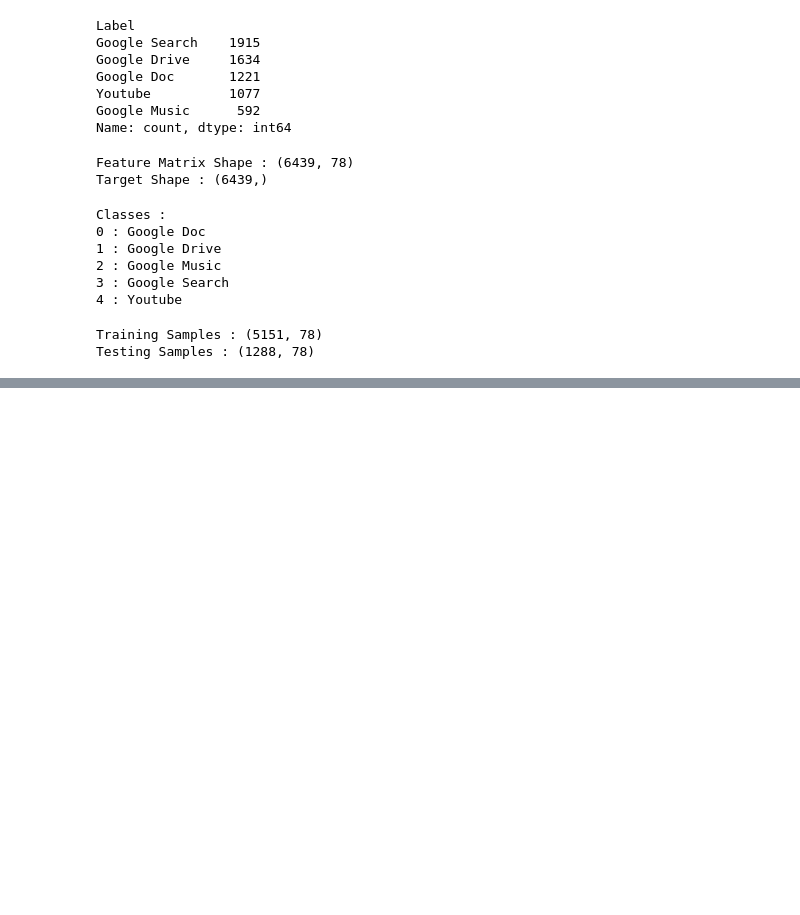
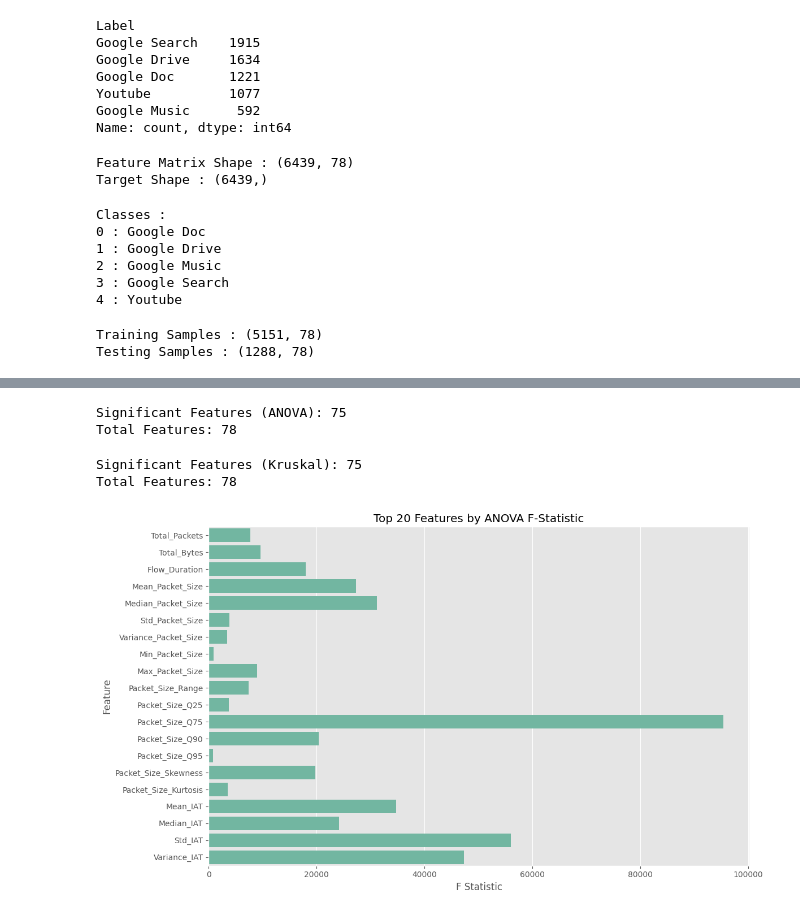
Before and after one commit to parthkhajgiwale/MSc-Capstone, a Jupyter notebook: UCDavis Baseline.ipynb, the cells around one changed output, grey strips where cells are left out. Saved outputs shown, nothing was run; the diff lists cells and outputs as text; code cells hidden in the pictures; blank space fills up the shorter version.

Commit message:
Statistical Analysis of Features

```diff
--- a/UCDavis Baseline.ipynb
+++ b/UCDavis Baseline.ipynb
@@ -134,0 +170,19 @@ X_train_scaled, X_test_scaled, _, _ = train_test_split(X_scaled,y_encoded,test_s
+# %%
+from scipy.stats import f_oneway
+from scipy.stats import kruskal
+anova_results = []
+for feature in X.columns:
+    grouped = []
+    for label in np.unique(y_encoded):
+        grouped.append(X.loc[y_encoded == label, feature])
+    try:
+        f_stat, p_value = f_oneway(*grouped)
+        anova_results.append({
+            "Feature": feature,
+            "F Statistic": f_stat,
+            "P Value": p_value
+        })
+    except:
+        pass
+anova_df = pd.DataFrame(anova_results)
+anova_df.head()
@@ -134,0 +220,5 @@ X_train_scaled, X_test_scaled, _, _ = train_test_split(X_scaled,y_encoded,test_s
+# %%
+anova_sorted = anova_df.sort_values(
+    by="P Value"
+)
+anova_sorted.head(20)
@@ -134,0 +264,25 @@ X_train_scaled, X_test_scaled, _, _ = train_test_split(X_scaled,y_encoded,test_s
+# %%
+significant_anova = anova_df[anova_df["P Value"] < 0.05]
+print("Significant Features (ANOVA):",len(significant_anova))
+print("Total Features:",X.shape[1])
+# %% [output]
+Significant Features (ANOVA): 75
+Total Features: 78
+# %%
+significant_kruskal = kruskal_df[kruskal_df["P Value"] < 0.05]
+print("Significant Features (Kruskal):",len(significant_kruskal))
+print("Total Features:",X.shape[1])
+# %% [output]
+Significant Features (Kruskal): 75
+Total Features: 78
+# %%
+top20 = anova_sorted.head(20)
+plt.figure(figsize=(12,7))
+sns.barplot(data=top20,y="Feature",x="F Statistic")
+plt.title("Top 20 Features by ANOVA F-Statistic")
+plt.xlabel("F Statistic")
+plt.ylabel("Feature")
+plt.tight_layout()
+plt.show()
+# %% [output]
+[figure, added]
```
Also changed, not shown: parts of 12 cells of this notebook.
